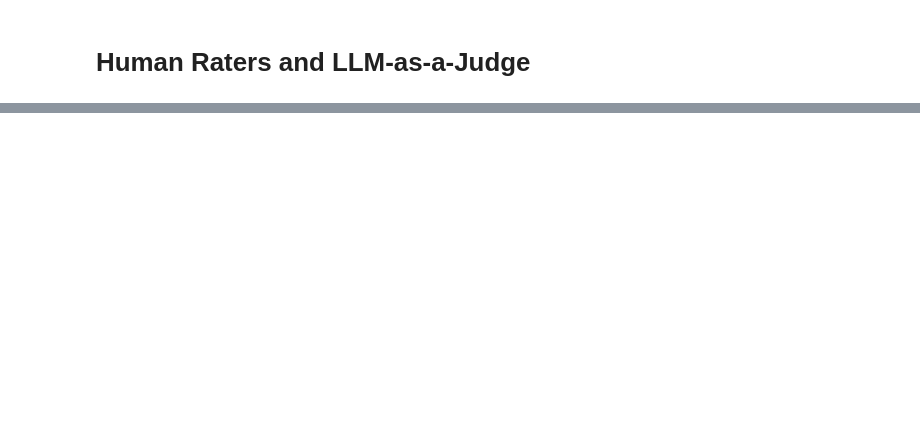
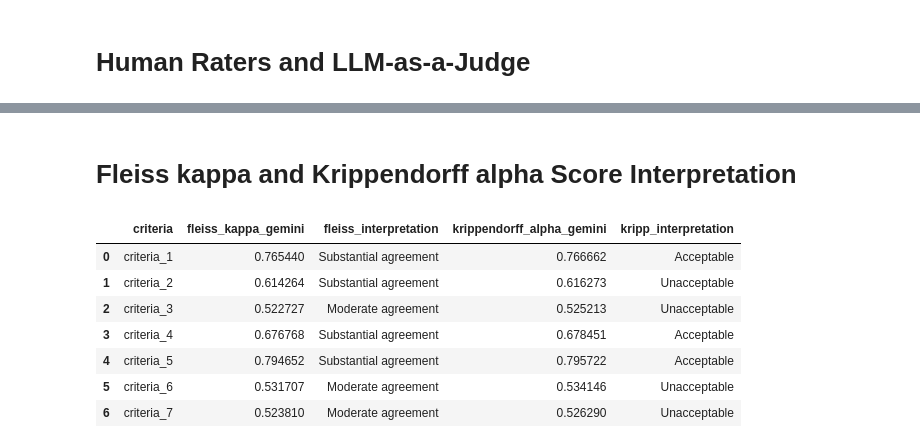
Before and after one commit to skeuomorph/psychosis-LLM-evaluation, a Jupyter notebook: notebooks/neurips-workshop-statistics-visualizations-final.ipynb, the cells around one changed output, grey strips where cells are left out. Drawn from its saved outputs; the diff is of its cells as text; code cells hidden in the pictures; blank space fills up the shorter version.

```diff
--- a/notebooks/neurips-workshop-statistics-visualizations-final.ipynb
+++ b/notebooks/neurips-workshop-statistics-visualizations-final.ipynb
@@ -642,0 +968,3 @@ llm_judge2.shape, llm_judge3.shape
+# %%
+hum_gem_results_by_criteria, overall_fleiss, overall_kripp = calculate_reliability_by_criteria_only(human_rater1, human_rater2, gemini_rater, 'gemini')
+hum_gem_results_by_criteria
@@ -642,0 +985,38 @@ llm_judge2.shape, llm_judge3.shape
+# %% [markdown]
+# Fleiss kappa and Krippendorff alpha Score Interpretation
+# %%
+query = """
+
+select criteria
+, fleiss_kappa_gemini
+, CASE
+    WHEN fleiss_kappa_gemini > 0.80 AND fleiss_kappa_gemini <= 1.00 THEN 'Almost perfect agreement'
+    WHEN fleiss_kappa_gemini > 0.60 AND fleiss_kappa_gemini <= 0.80 THEN 'Substantial agreement'
+    WHEN fleiss_kappa_gemini > 0.40 AND fleiss_kappa_gemini <= 0.60 THEN 'Moderate agreement'
+    WHEN fleiss_kappa_gemini >= 0.20 AND fleiss_kappa_gemini <= 0.40 THEN 'Fair agreement'
+    WHEN fleiss_kappa_gemini < 0.20 THEN 'Slight agreement'
+    ELSE 'Undefined'
+    END AS fleiss_interpretation
+, krippendorff_alpha_gemini
+, CASE
+    WHEN krippendorff_alpha_gemini >= 0.80 THEN 'Acceptable'
+    WHEN krippendorff_alpha_gemini >= 0.67 AND krippendorff_alpha_gemini < 0.80 THEN 'Acceptable'
+    WHEN krippendorff_alpha_gemini < 0.67 THEN 'Unacceptable'
+    ELSE 'Undefined'
+    END AS kripp_interpretation
+
+from hum_gem_results_by_criteria
+order by 1 asc
+"""
+
+fleiss_kripp_interp = duckdb.sql(query).df()
+fleiss_kripp_interp
+# %% [output]
+|  | criteria | fleiss_kappa_gemini | fleiss_interpretation | krippendorff_alpha_gemini | kripp_interpretation |
+| 0 | criteria_1 | 0.765440 | Substantial agreement | 0.766662 | Acceptable |
+| 1 | criteria_2 | 0.614264 | Substantial agreement | 0.616273 | Unacceptable |
+| 2 | criteria_3 | 0.522727 | Moderate agreement | 0.525213 | Unacceptable |
+| 3 | criteria_4 | 0.676768 | Substantial agreement | 0.678451 | Acceptable |
+| 4 | criteria_5 | 0.794652 | Substantial agreement | 0.795722 | Acceptable |
+| 5 | criteria_6 | 0.531707 | Moderate agreement | 0.534146 | Unacceptable |
+| 6 | criteria_7 | 0.523810 | Moderate agreement | 0.526290 | Unacceptable |
```
Also changed, not shown: parts of 58 cells of this notebook.
